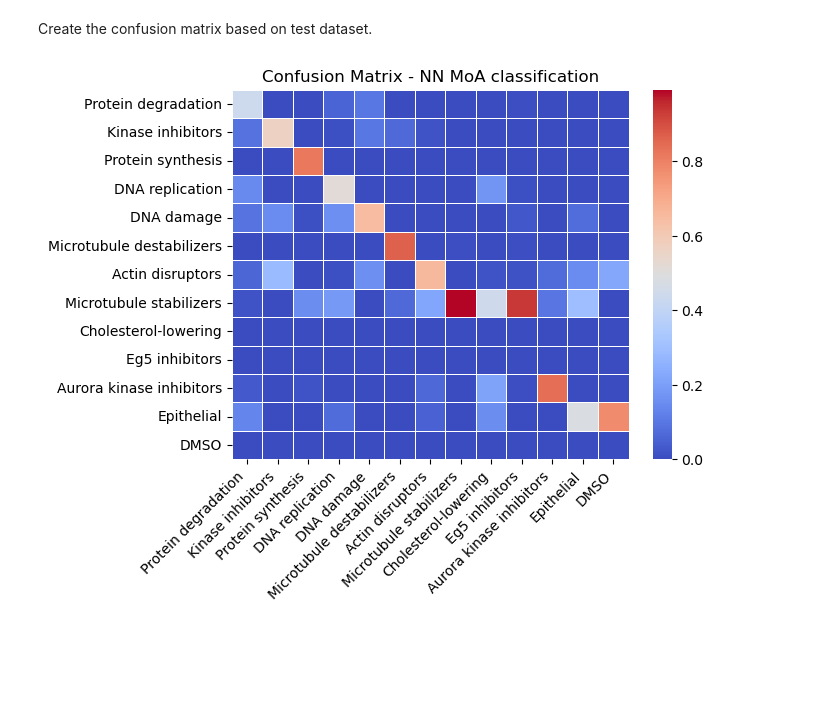
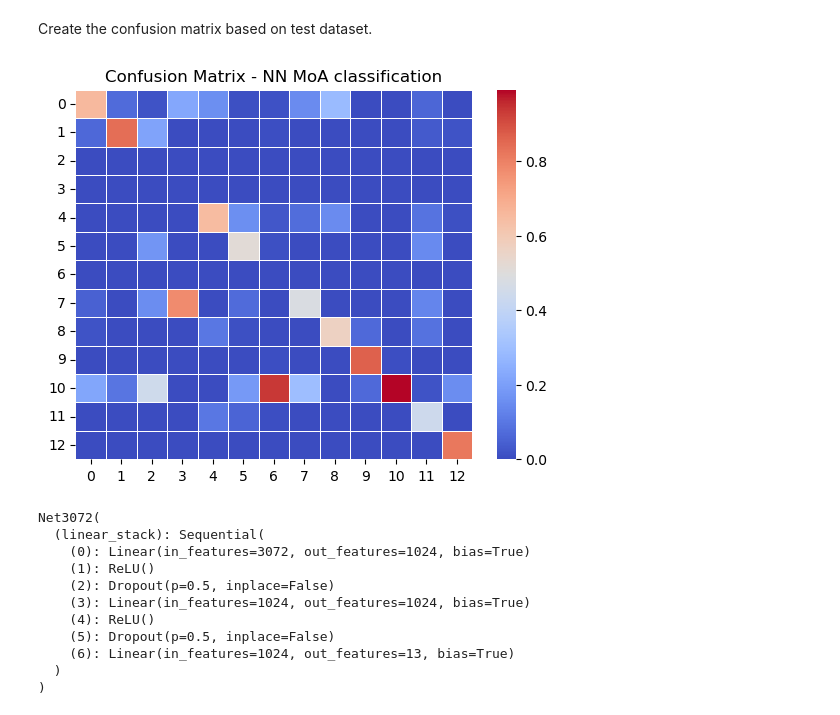
Before and after one commit to mattHG70/SIADS696_Milestone2, a Jupyter notebook: notebooks/ANN_MoA_prediction.ipynb, the cells around one changed output. Cells and saved outputs as stored; diff of their text form; code cells hidden in the pictures; blank space fills up the shorter version.

Commit message:
update confusion matrix

```diff
--- a/notebooks/ANN_MoA_prediction.ipynb
+++ b/notebooks/ANN_MoA_prediction.ipynb
@@ -208,14 +208,42 @@ torch.save(model_e5, "/home/mhuebsch/SIADS696_Milestone2/models/nn_Net3072_e5.pt
 Create the confusion matrix based on test dataset.
 # %%
 cm = confusion_matrix(y_label, yhat, normalize="pred")
+
 tick_labels = list(moa_dict.keys())
+# change label order to match other models confusion matrix
+label_list = ["Actin disruptors", "Aurora kinase inhibitors", "Cholesterol-lowering", "DMSO",
+ "DNA damage", "DNA replication", "Eg5 inhibitors", "Epithelial", "Kinase inhibitors",
+ "Microtubule destabilizers", "Microtubule stabilizers", "Protein degradation", "Protein synthesis"]
 
 df_cm = pd.DataFrame(cm, columns=tick_labels, index=tick_labels)
+
+# Change order of the rows and columsn in the confusion matrix
+df_cm = df_cm[label_list].reindex(label_list)
+
+# Set new column names and index to match other modesl confusion matrix
+new_lbl = list(range(n_classes))
+df_cm.columns = new_lbl
+df_cm = df_cm.set_index(pd.Index(new_lbl))
+
 fig, ax = plt.subplots()
 sns.heatmap(df_cm, cmap="coolwarm", linewidths=.7, linecolor="white")
 ax.set_title("Confusion Matrix - NN MoA classification")
-plt.xticks(rotation=45, ha="right")
+plt.yticks(rotation=0, ha="right")
 plt.savefig(os.path.join(image_dir, "nn_moa_confmatrix.png"), bbox_inches="tight")
 plt.show()
 # %% [output]
-[figure, old version]
+[figure, new version]
+# %%
+print(model_e5)
+# %% [output]
+Net3072(
+  (linear_stack): Sequential(
+    (0): Linear(in_features=3072, out_features=1024, bias=True)
+    (1): ReLU()
+    (2): Dropout(p=0.5, inplace=False)
+    (3): Linear(in_features=1024, out_features=1024, bias=True)
+    (4): ReLU()
+    (5): Dropout(p=0.5, inplace=False)
+    (6): Linear(in_features=1024, out_features=13, bias=True)
+  )
+)
```
Also changed, not shown: parts of 1 cell of this notebook, 1 other file.
